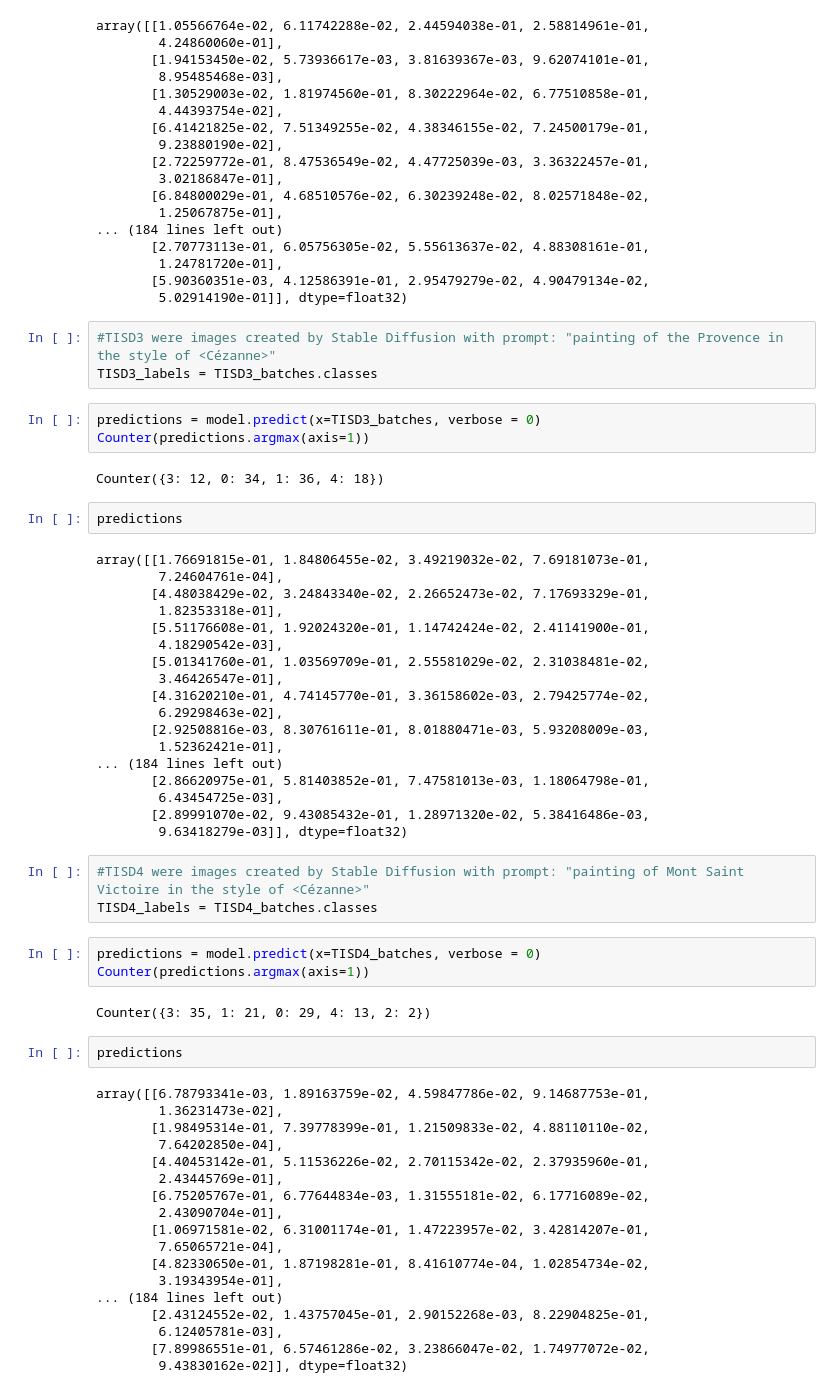
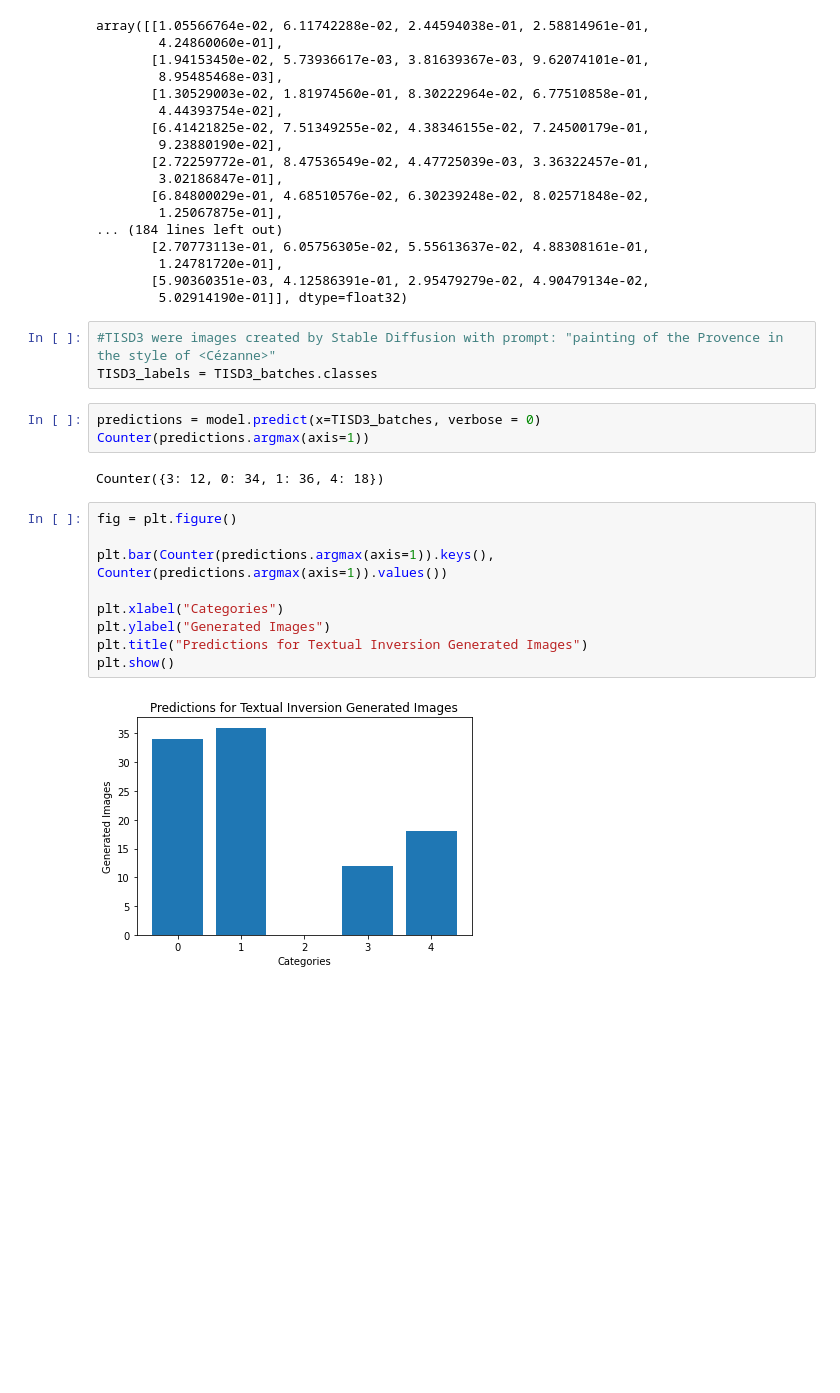
Before and after one commit to dennis-fast/LFI_StableDiffusion, a Jupyter notebook: Textual_Inversion_Metric/Cezanne_efficientnetv2l.ipynb, the cells around one changed output. Saved outputs shown, nothing was run; the diff lists cells and outputs as text; blank space fills up the shorter version.

```diff
--- a/Textual_Inversion_Metric/Cezanne_efficientnetv2l.ipynb
+++ b/Textual_Inversion_Metric/Cezanne_efficientnetv2l.ipynb
@@ -254,59 +256,22 @@ array([[1.05566764e-02, 6.11742288e-02, 2.44594038e-01, 2.58814961e-01,
         1.24781720e-01],
        [5.90360351e-03, 4.12586391e-01, 2.95479279e-02, 4.90479134e-02,
         5.02914190e-01]], dtype=float32)
-# %%
-#TISD3 were images created by Stable Diffusion with prompt: "painting of the Provence in the style of <Cézanne>"
-TISD3_labels = TISD3_batches.classes
-# %%
-predictions = model.predict(x=TISD3_batches, verbose = 0)
-Counter(predictions.argmax(axis=1))
-# %% [output]
-Counter({3: 12, 0: 34, 1: 36, 4: 18})
-# %%
-predictions
-# %% [output]
-array([[1.76691815e-01, 1.84806455e-02, 3.49219032e-02, 7.69181073e-01,
-        7.24604761e-04],
-       [4.48038429e-02, 3.24843340e-02, 2.26652473e-02, 7.17693329e-01,
-        1.82353318e-01],
-       [5.51176608e-01, 1.92024320e-01, 1.14742424e-02, 2.41141900e-01,
-        4.18290542e-03],
-       [5.01341760e-01, 1.03569709e-01, 2.55581029e-02, 2.31038481e-02,
-        3.46426547e-01],
-       [4.31620210e-01, 4.74145770e-01, 3.36158602e-03, 2.79425774e-02,
-        6.29298463e-02],
-       [2.92508816e-03, 8.30761611e-01, 8.01880471e-03, 5.93208009e-03,
-        1.52362421e-01],
-... (184 lines left out)
-       [2.86620975e-01, 5.81403852e-01, 7.47581013e-03, 1.18064798e-01,
-        6.43454725e-03],
-       [2.89991070e-02, 9.43085432e-01, 1.28971320e-02, 5.38416486e-03,
-        9.63418279e-03]], dtype=float32)
-# %%
-#TISD4 were images created by Stable Diffusion with prompt: "painting of Mont Saint Victoire in the style of <Cézanne>"
-TISD4_labels = TISD4_batches.classes
-# %%
-predictions = model.predict(x=TISD4_batches, verbose = 0)
-Counter(predictions.argmax(axis=1))
-# %% [output]
-Counter({3: 35, 1: 21, 0: 29, 4: 13, 2: 2})
-# %%
-predictions
-# %% [output]
-array([[6.78793341e-03, 1.89163759e-02, 4.59847786e-02, 9.14687753e-01,
-        1.36231473e-02],
-       [1.98495314e-01, 7.39778399e-01, 1.21509833e-02, 4.88110110e-02,
-        7.64202850e-04],
-       [4.40453142e-01, 5.11536226e-02, 2.70115342e-02, 2.37935960e-01,
-        2.43445769e-01],
-       [6.75205767e-01, 6.77644834e-03, 1.31555181e-02, 6.17716089e-02,
-        2.43090704e-01],
-       [1.06971581e-02, 6.31001174e-01, 1.47223957e-02, 3.42814207e-01,
-        7.65065721e-04],
-       [4.82330650e-01, 1.87198281e-01, 8.41610774e-04, 1.02854734e-02,
-        3.19343954e-01],
-... (184 lines left out)
-       [2.43124552e-02, 1.43757045e-01, 2.90152268e-03, 8.22904825e-01,
-        6.12405781e-03],
-       [7.89986551e-01, 6.57461286e-02, 3.23866047e-02, 1.74977072e-02,
-        9.43830162e-02]], dtype=float32)
+# %%
+#TISD3 were images created by Stable Diffusion with prompt: "painting of the Provence in the style of <Cézanne>"
+TISD3_labels = TISD3_batches.classes
+# %%
+predictions = model.predict(x=TISD3_batches, verbose = 0)
+Counter(predictions.argmax(axis=1))
+# %% [output]
+Counter({3: 12, 0: 34, 1: 36, 4: 18})
+# %%
+fig = plt.figure()
+
+plt.bar(Counter(predictions.argmax(axis=1)).keys(), Counter(predictions.argmax(axis=1)).values())
+
+plt.xlabel("Categories")
+plt.ylabel("Generated Images")
+plt.title("Predictions for Textual Inversion Generated Images")
+plt.show()
+# %% [output]
+[figure, added]
```
Also changed, not shown: parts of 8 cells of this notebook.
